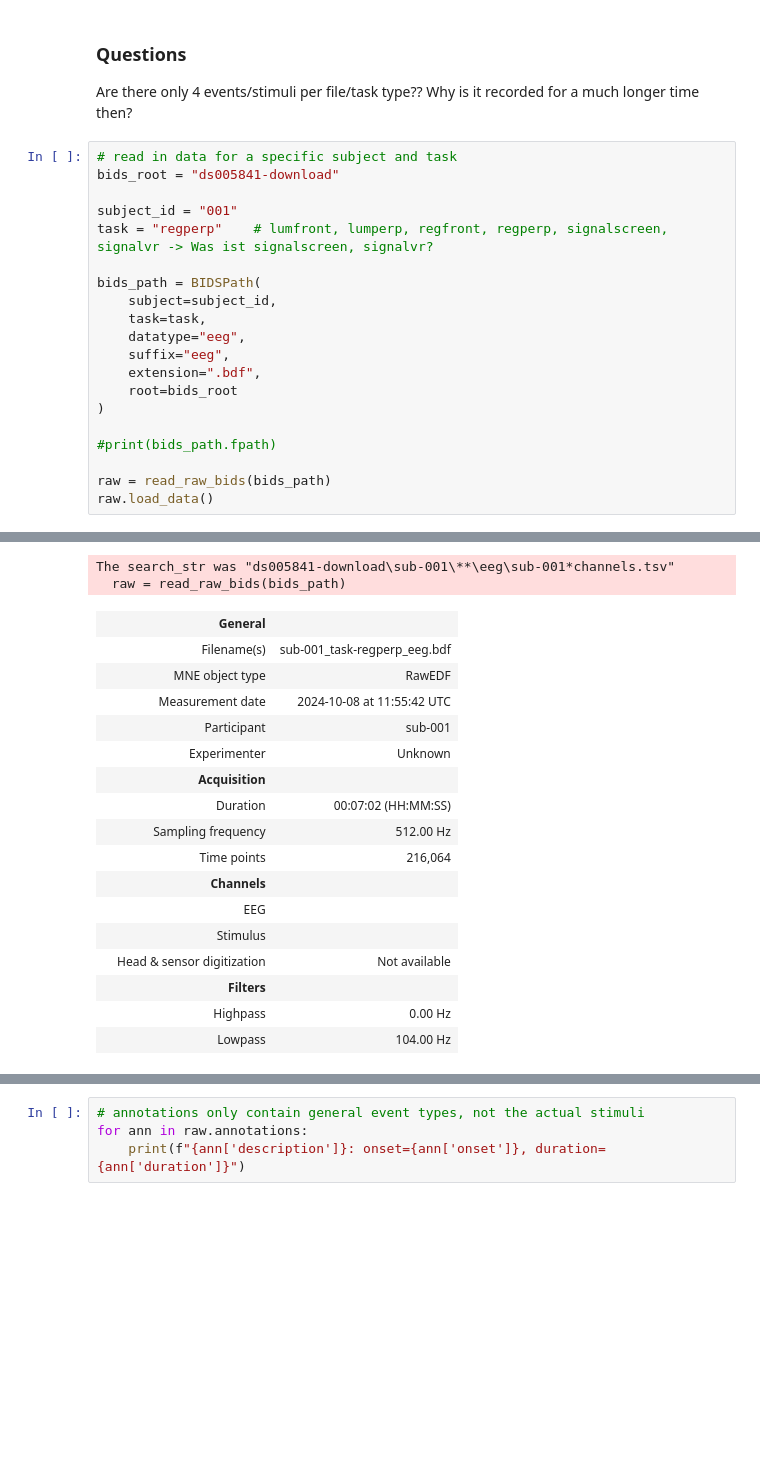
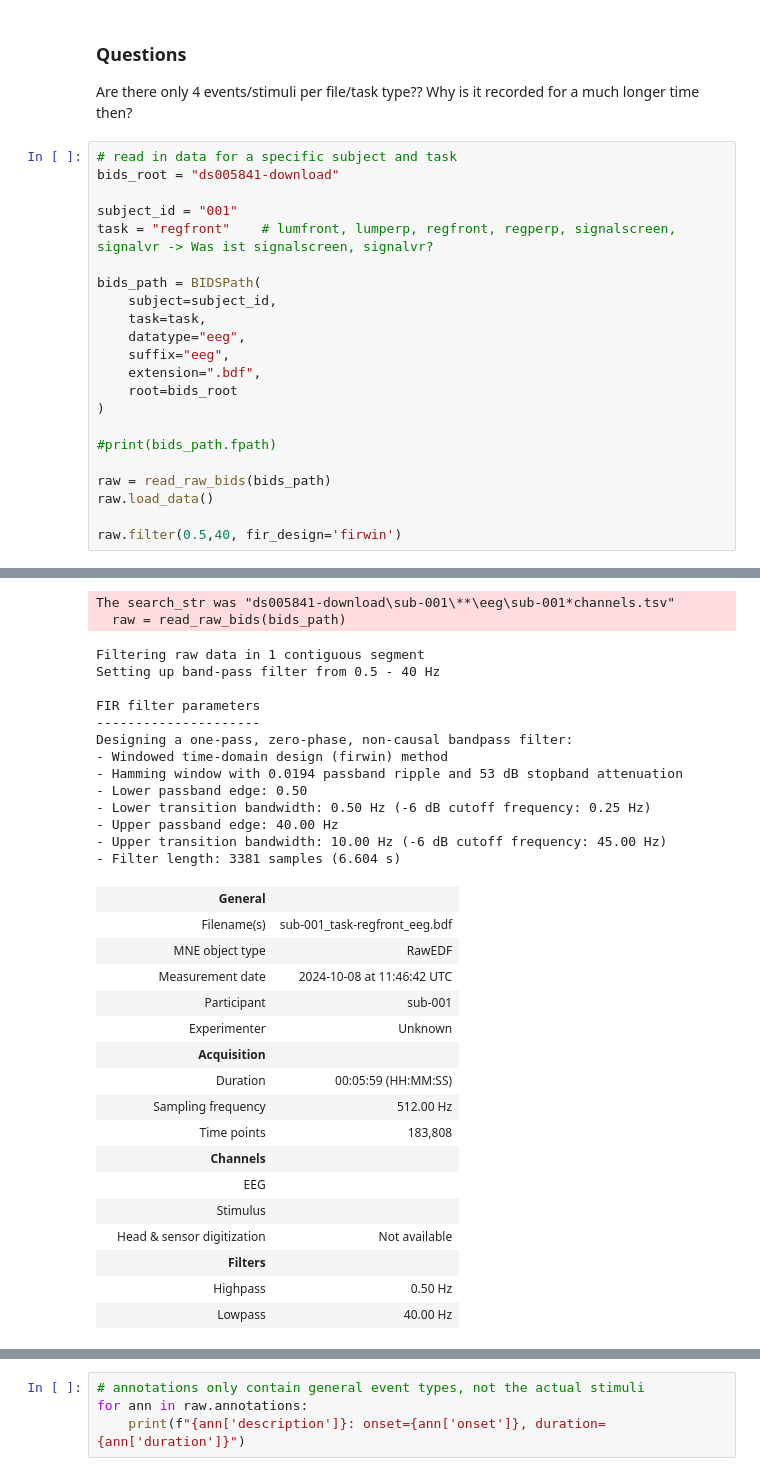
Before and after one commit to 0lisaaaa2/EEG_Project, a Jupyter notebook: milestone2.ipynb, the cells around one changed output, grey strips where cells are left out. Cells and saved outputs as stored; diff of their text form; blank space fills up the shorter version.

```diff
--- a/milestone2.ipynb
+++ b/milestone2.ipynb
@@ -52,7 +52,7 @@ Are there only 4 events/stimuli per file/task type?? Why is it recorded for a mu
 bids_root = "ds005841-download"
 
 subject_id = "001"
-task = "regperp"    # lumfront, lumperp, regfront, regperp, signalscreen, signalvr -> Was ist signalscreen, signalvr?
+task = "regfront"    # lumfront, lumperp, regfront, regperp, signalscreen, signalvr -> Was ist signalscreen, signalvr?
 
 bids_path = BIDSPath(
     subject=subject_id,
@@ -67,4 +67,6 @@ bids_path = BIDSPath(
 
 raw = read_raw_bids(bids_path)
 raw.load_data()
+
+raw.filter(0.5,40, fir_design='firwin')
 # %% [output]
@@ -77,22 +79,35 @@ Reading 0 ... 216063  =      0.000 ...   421.998 secs...
 The search_str was "ds005841-download\sub-001\**\eeg\sub-001*channels.tsv"
   raw = read_raw_bids(bids_path)
+Filtering raw data in 1 contiguous segment
+Setting up band-pass filter from 0.5 - 40 Hz
+
+FIR filter parameters
+---------------------
+Designing a one-pass, zero-phase, non-causal bandpass filter:
+- Windowed time-domain design (firwin) method
+- Hamming window with 0.0194 passband ripple and 53 dB stopband attenuation
+- Lower passband edge: 0.50
+- Lower transition bandwidth: 0.50 Hz (-6 dB cutoff frequency: 0.25 Hz)
+- Upper passband edge: 40.00 Hz
+- Upper transition bandwidth: 10.00 Hz (-6 dB cutoff frequency: 45.00 Hz)
+- Filter length: 3381 samples (6.604 s)
 |  | General |  |
-|  | Filename(s) | sub-001_task-regperp_eeg.bdf |
+|  | Filename(s) | sub-001_task-regfront_eeg.bdf |
 |  | MNE object type | RawEDF |
-|  | Measurement date | 2024-10-08 at 11:55:42 UTC |
+|  | Measurement date | 2024-10-08 at 11:46:42 UTC |
 |  | Participant | sub-001 |
 |  | Experimenter | Unknown |
 |  | Acquisition |  |
-|  | Duration | 00:07:02 (HH:MM:SS) |
+|  | Duration | 00:05:59 (HH:MM:SS) |
 |  | Sampling frequency | 512.00 Hz |
-|  | Time points | 216,064 |
+|  | Time points | 183,808 |
 |  | Channels |  |
 |  | EEG |  |
 |  | Stimulus |  |
 |  | Head & sensor digitization | Not available |
 |  | Filters |  |
-|  | Highpass | 0.00 Hz |
-|  | Lowpass | 104.00 Hz |
+|  | Highpass | 0.50 Hz |
+|  | Lowpass | 40.00 Hz |
 # %%
 # get events and event id mapping
 events_names, event_id = mne.events_from_annotations(raw) # only contains event-types (keep event_id for mapping of stimuli)
```
Also changed, not shown: parts of 4 cells of this notebook.
